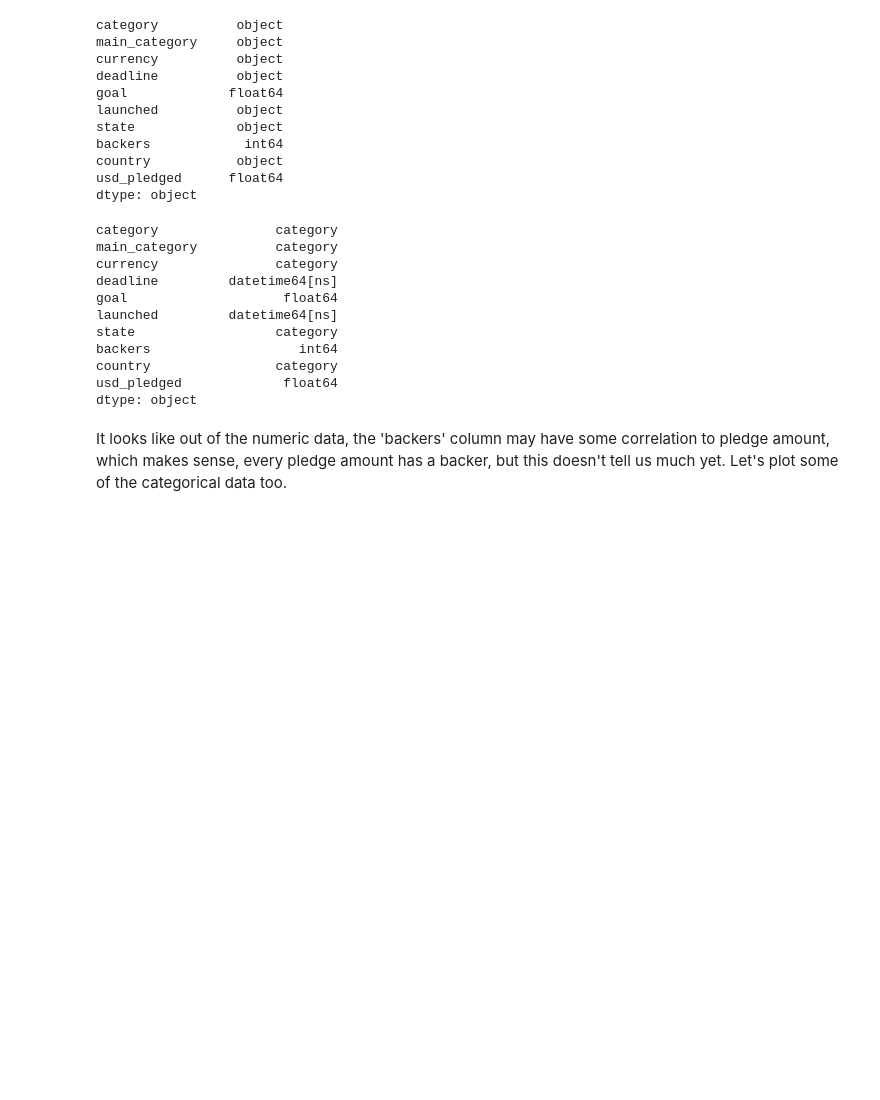
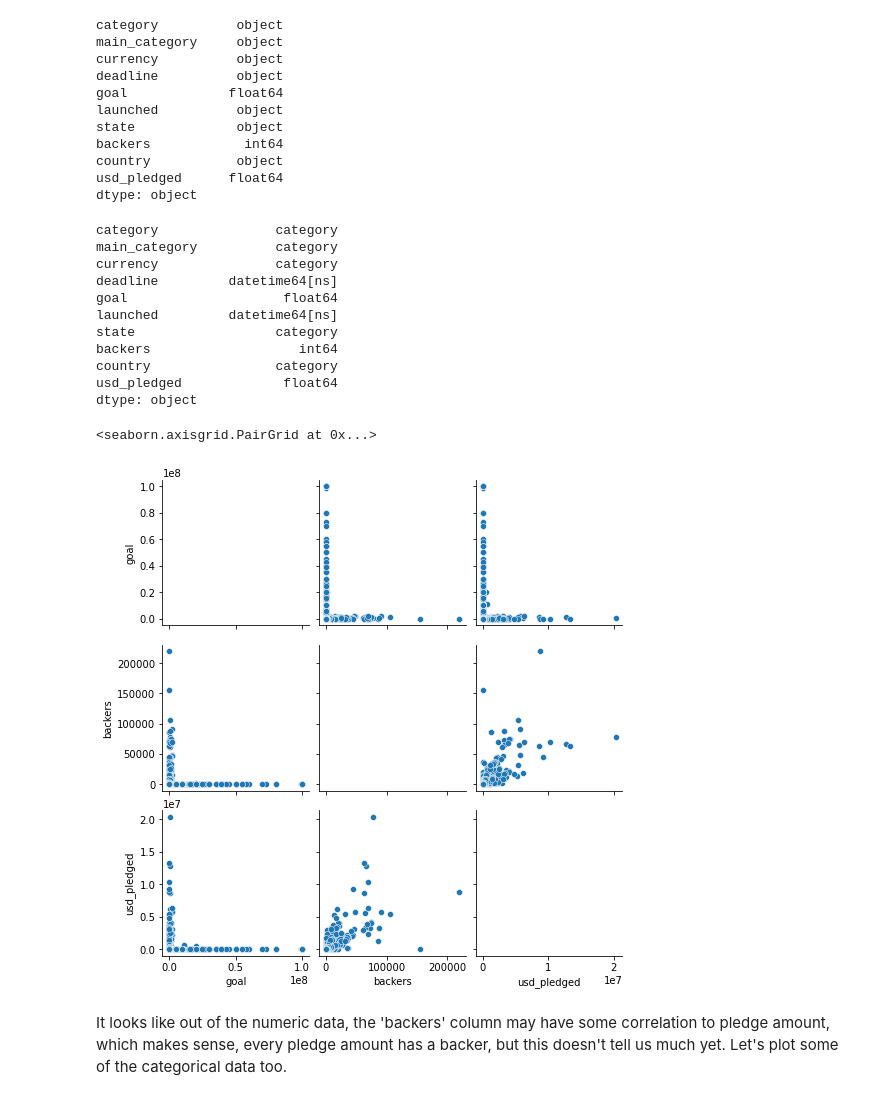
Before and after one commit to belindaleebl/kickstarter, a Jupyter notebook: EDA_Kickstarter_2016Data.ipynb, the cells around one changed output. Cells and saved outputs as stored; diff of their text form; code cells hidden in the pictures; blank space fills up the shorter version.

Commit message:
ran full notebook so that pairplots show

```diff
--- a/EDA_Kickstarter_2016Data.ipynb
+++ b/EDA_Kickstarter_2016Data.ipynb
@@ -93,7 +81,10 @@ country                category
 usd_pledged             float64
 dtype: object
 # %%
-#sns.pairplot(df)
+sns.pairplot(df)
+# %% [output]
+<seaborn.axisgrid.PairGrid at 0x...>
+[figure, added]
 # %% [markdown]
 It looks like out of the numeric data, the 'backers' column may have some correlation to pledge amount, which makes sense, every pledge amount has a backer, but this doesn't tell us much yet. Let's plot some of the categorical data too.
 # %%
```
Also changed, not shown: parts of 8 cells of this notebook.
